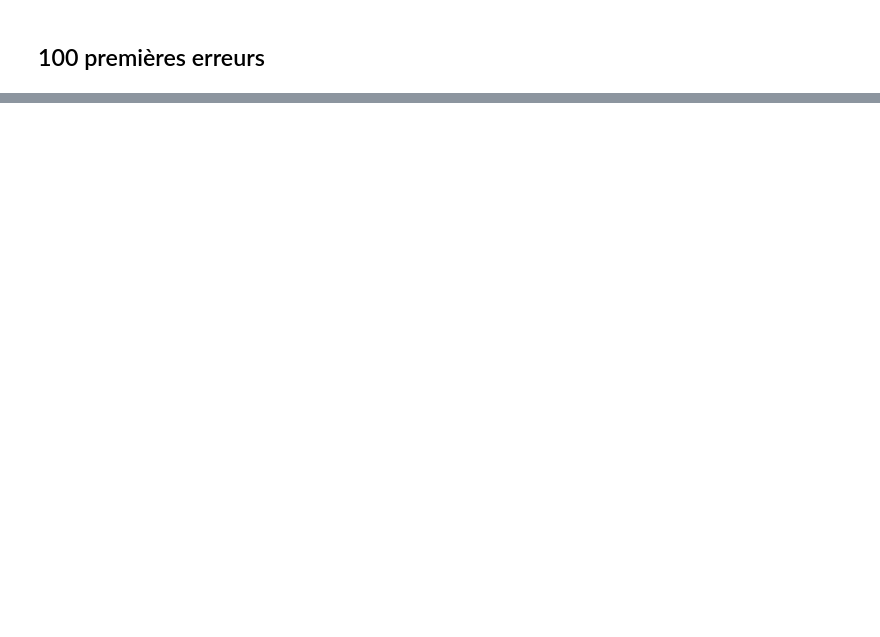
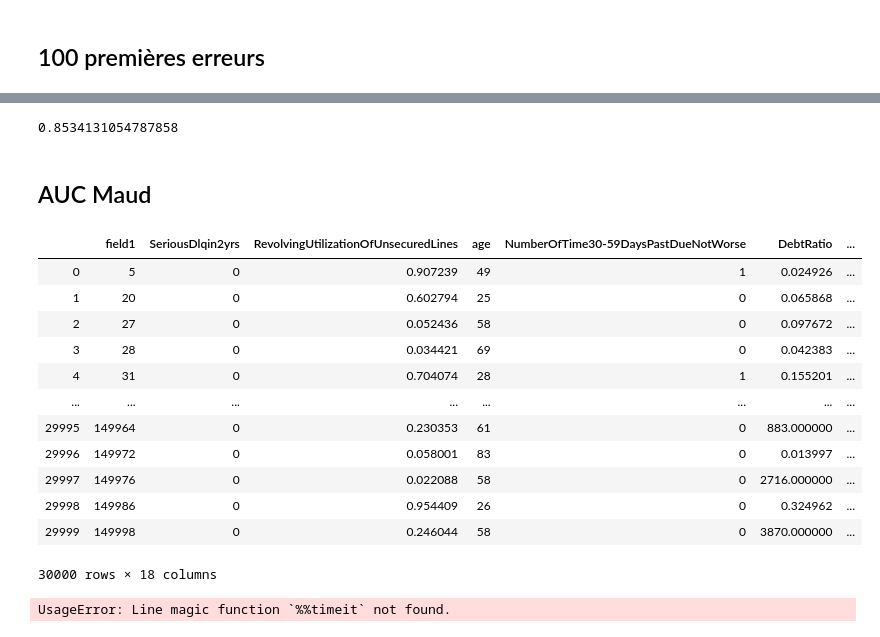
Before and after one commit to Simplon-IA-Bdx-1/give-me-some-credit-ChristopheGARREAU, a Jupyter notebook: GiveMeSomeCredit.ipynb, the cells around one changed output, grey strips where cells are left out. Saved outputs shown, nothing was run; the diff lists cells and outputs as text; code cells hidden in the pictures; blank space fills up the shorter version.

```diff
--- a/GiveMeSomeCredit.ipynb
+++ b/GiveMeSomeCredit.ipynb
@@ -355,0 +493,63 @@ df3
+# %%
+# Tri des données pour préparer le calcul de AUC
+df_sorted = df.sort_values('1 probability', ascending=False)
+
+#  Calcul de la somme des négatifs en dessous de chaque positifs (1 probability est inférieur)
+
+N_sum_below = 0
+for index in range(len(df_sorted)):
+    if df_sorted['SeriousDlqin2yrs'].iloc[index] == 1:
+        N_sum_below += df_sorted['SeriousDlqin2yrs'][index+1:].value_counts().loc[0]
+
+# Calcul du produit nombre N * nombre P
+N_number = df_sorted['SeriousDlqin2yrs'].value_counts().loc[0]
+P_number  = df_sorted['SeriousDlqin2yrs'].value_counts().loc[1]
+NP_product = N_number * P_number
+
+# Calcul auc
+AUC = N_sum_below / NP_product
+AUC
+# %% [output]
+0.8534131054787858
+# %% [markdown]
+## AUC Maud
+# %%
+df = read_csv('ensemble_prediction_valset.csv', header =0, index_col = False)
+df
+# %% [output]
+|  | field1 | SeriousDlqin2yrs | RevolvingUtilizationOfUnsecuredLines | age | NumberOfTime30-59DaysPastDueNotWorse | DebtRatio | ... |
+| 0 | 5 | 0 | 0.907239 | 49 | 1 | 0.024926 | ... |
+| 1 | 20 | 0 | 0.602794 | 25 | 0 | 0.065868 | ... |
+| 2 | 27 | 0 | 0.052436 | 58 | 0 | 0.097672 | ... |
+| 3 | 28 | 0 | 0.034421 | 69 | 0 | 0.042383 | ... |
+| 4 | 31 | 0 | 0.704074 | 28 | 1 | 0.155201 | ... |
+| ... | ... | ... | ... | ... | ... | ... | ... |
+| 29995 | 149964 | 0 | 0.230353 | 61 | 0 | 883.000000 | ... |
+| 29996 | 149972 | 0 | 0.058001 | 83 | 0 | 0.013997 | ... |
+| 29997 | 149976 | 0 | 0.022088 | 58 | 0 | 2716.000000 | ... |
+| 29998 | 149986 | 0 | 0.954409 | 26 | 0 | 0.324962 | ... |
+| 29999 | 149998 | 0 | 0.246044 | 58 | 0 | 3870.000000 | ... |
+30000 rows × 18 columns
+# %%
+positive = (df['SeriousDlqin2yrs'] == 1)
+nb_positive=len(df.loc[positive])
+nb_negative=len(df.loc[~positive])
+
+result = df[['SeriousDlqin2yrs','1 probability']]
+threshold_list = result.sort_values(by='1 probability',ascending=False)['SeriousDlqin2yrs'].values
+
+auc = 0
+P_cumul = 0
+
+%%timeit
+for i in range(len(threshold_list)):
+    if threshold_list[i] == 1:
+        P_cumul += 1
+    else:
+        auc += P_cumul
+
+auc = auc/(nb_positive*nb_negative)
+
+print(auc)
+# %% [output]
+UsageError: Line magic function `%%timeit` not found.
```
Also changed, not shown: parts of 45 cells of this notebook, 4 other files.
